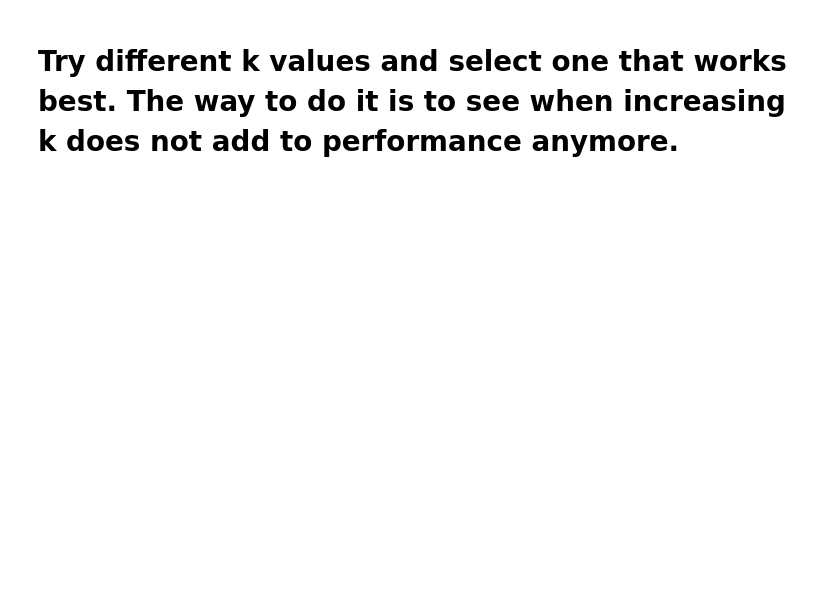
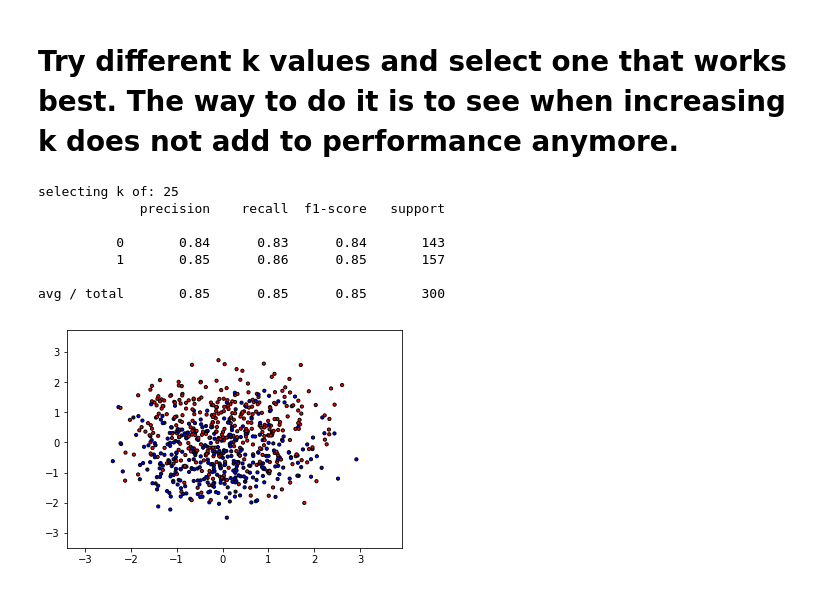
Before and after one commit to grandquista/data-science, a Jupyter notebook: kNN.ipynb, the cells around one changed output. Cells and saved outputs as stored; diff of their text form; code cells hidden in the pictures; blank space fills up the shorter version.

```diff
--- a/kNN.ipynb
+++ b/kNN.ipynb
@@ -120,3 +151,45 @@ print(classification_report(y_test, pred))
 # %% [markdown]
 # Try different k values and select one that works best. The way to do it is to see when increasing k does not add to performance anymore.
+# %%
+last_f1 = 0
+
+for k in range(2, 120):
+    clf = neighbors.KNeighborsClassifier(k)
+    clf.fit(X_train, y_train)
+    pred = clf.predict(X_test)
+    conf = confusion_matrix(y_test, pred)
+    t_neg = conf[0][0]
+    t_pos = conf[1][1]
+    f_neg = conf[1][0]
+    f_pos = conf[0][1]
+    prec = t_pos / (t_pos + f_pos)
+    reca = t_pos / (t_pos + f_neg)
+    f1 = 2 * prec * reca / (prec + reca)
+    if abs((last_f1 - f1) / f1) < 0.003:
+        print('selecting k of:', k)
+        break
+    last_f1 = f1
+
+x_min, x_max = X_train[:, 0].min() - 1, X_train[:, 0].max() + 1
+y_min, y_max = X_train[:, 1].min() - 1, X_train[:, 1].max() + 1
+
+xx, yy = np.meshgrid(np.arange(x_min, x_max, h), np.arange(y_min, y_max, h))
+
+plt.figure()
+
+plt.scatter(X_train[:, 0], X_train[:, 1], c=y_train, cmap=cmap_bold, edgecolor='k', s=10)
+
+plt.xlim(xx.min(), xx.max())
+plt.ylim(yy.min(), yy.max())
+
+print(classification_report(y_test, pred))
+# %% [output]
+selecting k of: 25
+             precision    recall  f1-score   support
+
+          0       0.84      0.83      0.84       143
+          1       0.85      0.86      0.85       157
+
+avg / total       0.85      0.85      0.85       300
+[figure, added]
 # %%
```
Also changed, not shown: parts of 7 cells of this notebook.
